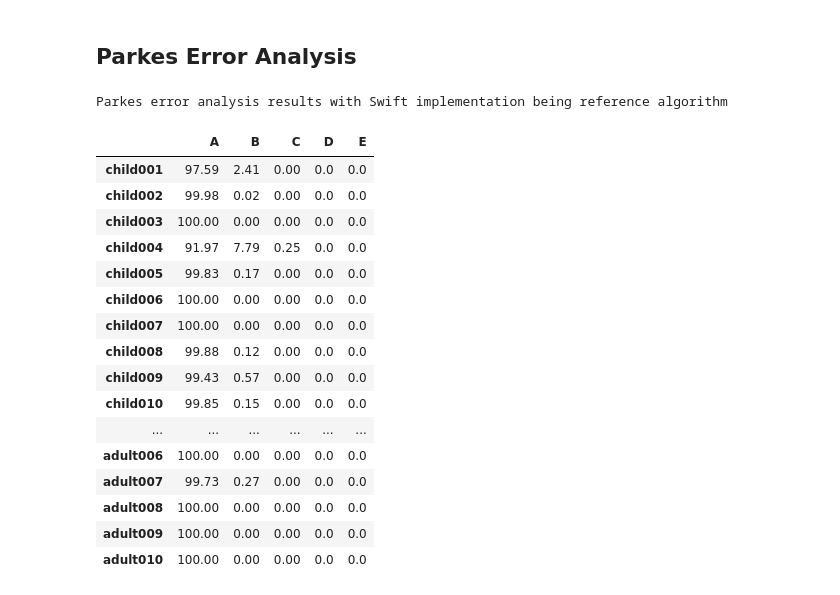
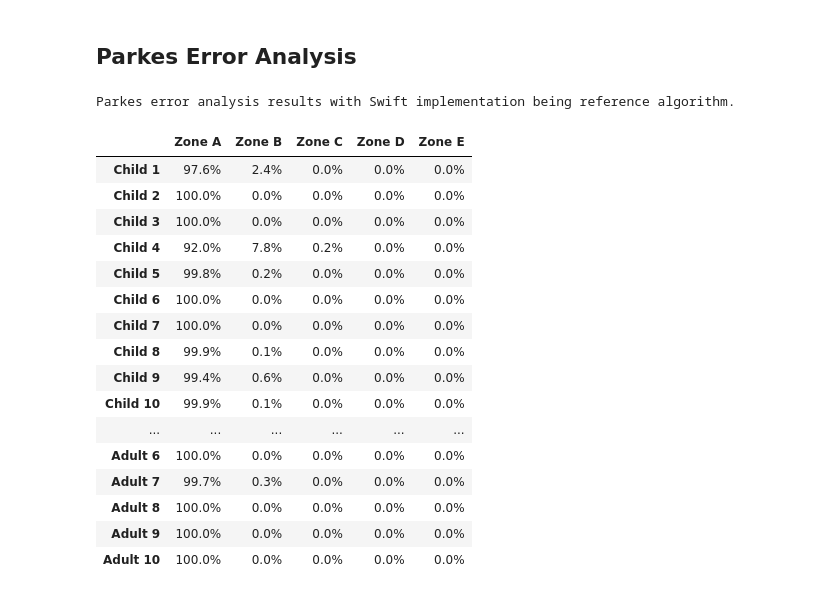
Before and after one commit to tscreven/AIDFramework, a Jupyter notebook: in_silico_simulation_analysis.ipynb, the cells around one changed output. Cells and saved outputs as stored; diff of their text form; code cells hidden in the pictures.

Commit message:
Reformatted in silico results tables

```diff
--- a/in_silico_simulation_analysis.ipynb
+++ b/in_silico_simulation_analysis.ipynb
@@ -46,3 +36,16 @@ results_folder = "simglucoseResults"
+# %%
+def patient_names(age: Literal["adult", "adolescent", "child"]):
+    code_names = [f"{age}{n}" for n in ["001","002","003","004","005","006","007","008","009","010"]]
+    age_cap = f"{age[0].upper()}{age[1:]}"
+    display_names = [f"{age_cap} {n}" for n in range(1,11)]
+    return code_names, display_names
+# %%
+children, children_display = patient_names("child")
+adolescents, adolescents_display = patient_names("adolescent")
+adults, adults_display = patient_names("adult")
+all_users = children + adolescents + adults
+all_users_display = children_display + adolescents_display + adults_display
+results_folder = "simglucoseResults"
 # %%
 def glycemia_risk_index(tar, tbr, tvar, tvbr):
     gri = 3 * tvbr + 2.4 * tbr + 1.6 * tvar + 0.8 * tar
@@ -279,33 +295,35 @@ def user_parkes_grid(user, user_display=None, gen_plot=False):
 swift_ref_users = {}
 js_ref_users = {}
 
-for user in all_users:
+for user, user_display in zip(all_users, all_users_display):
     swift_ref, js_ref = user_parkes_grid(user)
     n = sum(swift_ref.values())
-    swift_ref_users[user] = [round(100*count/n, 2) for count in swift_ref.values()]
-    js_ref_users[user] = [round(100*count/n, 2) for count in js_ref.values()]
+    swift_ref_users[user_display] = [table_round(100*count/n, True) for count in swift_ref.values()]
+    js_ref_users[user_display] = [table_round(100*count/n, True) for count in js_ref.values()]
 # %%
+cols = ['Zone A', 'Zone B', 'Zone C', 'Zone D', 'Zone E']
+
 print("Parkes error analysis results with Swift implementation being reference algorithm.")
-df = pd.DataFrame.from_dict(swift_ref_users, orient='index', columns=['A', 'B', 'C', 'D', 'E'])
+df = pd.DataFrame.from_dict(swift_ref_users, orient='index', columns=cols)
 display(df)
 # %% [output]
-Parkes error analysis results with Swift implementation being reference algorithm
+Parkes error analysis results with Swift implementation being reference algorithm.
-|  | A | B | C | D | E |
-| child001 | 97.59 | 2.41 | 0.00 | 0.0 | 0.0 |
-| child002 | 99.98 | 0.02 | 0.00 | 0.0 | 0.0 |
-| child003 | 100.00 | 0.00 | 0.00 | 0.0 | 0.0 |
-| child004 | 91.97 | 7.79 | 0.25 | 0.0 | 0.0 |
-| child005 | 99.83 | 0.17 | 0.00 | 0.0 | 0.0 |
-| child006 | 100.00 | 0.00 | 0.00 | 0.0 | 0.0 |
-| child007 | 100.00 | 0.00 | 0.00 | 0.0 | 0.0 |
-| child008 | 99.88 | 0.12 | 0.00 | 0.0 | 0.0 |
-| child009 | 99.43 | 0.57 | 0.00 | 0.0 | 0.0 |
-| child010 | 99.85 | 0.15 | 0.00 | 0.0 | 0.0 |
+|  | Zone A | Zone B | Zone C | Zone D | Zone E |
+| Child 1 | 97.6% | 2.4% | 0.0% | 0.0% | 0.0% |
+| Child 2 | 100.0% | 0.0% | 0.0% | 0.0% | 0.0% |
+| Child 3 | 100.0% | 0.0% | 0.0% | 0.0% | 0.0% |
+| Child 4 | 92.0% | 7.8% | 0.2% | 0.0% | 0.0% |
+| Child 5 | 99.8% | 0.2% | 0.0% | 0.0% | 0.0% |
+| Child 6 | 100.0% | 0.0% | 0.0% | 0.0% | 0.0% |
+| Child 7 | 100.0% | 0.0% | 0.0% | 0.0% | 0.0% |
+| Child 8 | 99.9% | 0.1% | 0.0% | 0.0% | 0.0% |
+| Child 9 | 99.4% | 0.6% | 0.0% | 0.0% | 0.0% |
+| Child 10 | 99.9% | 0.1% | 0.0% | 0.0% | 0.0% |
 | ... | ... | ... | ... | ... | ... |
-| adult006 | 100.00 | 0.00 | 0.00 | 0.0 | 0.0 |
-| adult007 | 99.73 | 0.27 | 0.00 | 0.0 | 0.0 |
-| adult008 | 100.00 | 0.00 | 0.00 | 0.0 | 0.0 |
-| adult009 | 100.00 | 0.00 | 0.00 | 0.0 | 0.0 |
-| adult010 | 100.00 | 0.00 | 0.00 | 0.0 | 0.0 |
+| Adult 6 | 100.0% | 0.0% | 0.0% | 0.0% | 0.0% |
+| Adult 7 | 99.7% | 0.3% | 0.0% | 0.0% | 0.0% |
+| Adult 8 | 100.0% | 0.0% | 0.0% | 0.0% | 0.0% |
+| Adult 9 | 100.0% | 0.0% | 0.0% | 0.0% | 0.0% |
+| Adult 10 | 100.0% | 0.0% | 0.0% | 0.0% | 0.0% |
 # %%
 print("Parkes error analysis results with Javascript implementation being reference algorithm.")
```
Also changed, not shown: parts of 8 cells of this notebook.
